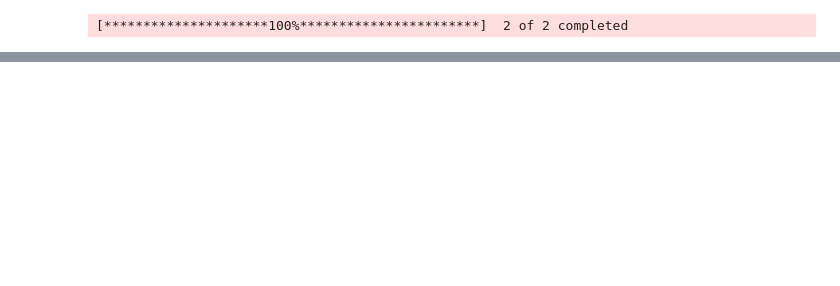
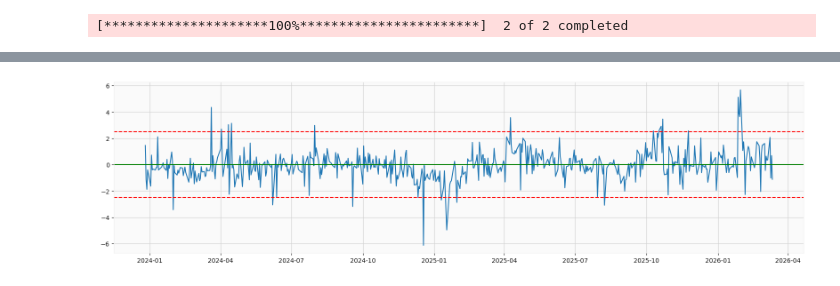
Before and after one commit to Henix212/Quant-Strat, a Jupyter notebook: Statistics/pairsTrading.ipynb, the cells around one changed output, grey strips where cells are left out. Drawn from its saved outputs; the diff is of its cells as text; code cells hidden in the pictures; blank space fills up the shorter version.

```diff
--- a/Statistics/pairsTrading.ipynb
+++ b/Statistics/pairsTrading.ipynb
@@ -100,0 +95,18 @@ plt.show()
+# %%
+window = 200
+rolling_mean_spread = spread.rolling(window=window).mean()
+rolling_std_spread = spread.rolling(window=window).std()
+
+z_score = ( spread - rolling_mean_spread) / rolling_std_spread
+z_score.rename()
+
+strat["score"] = z_score
+
+plt.figure(figsize=(20,5))
+plt.plot(z_score)
+plt.axhline(2.5, color='red', linestyle='--', label='Overvalued (+2σ)')
+plt.axhline(0, color='green', linestyle='-')
+plt.axhline(-2.5, color='red', linestyle='--', label='Undervalued (-2σ)')
+plt.show()
+# %% [output]
+[figure, added]
```
Also changed, not shown: parts of 14 cells of this notebook.
